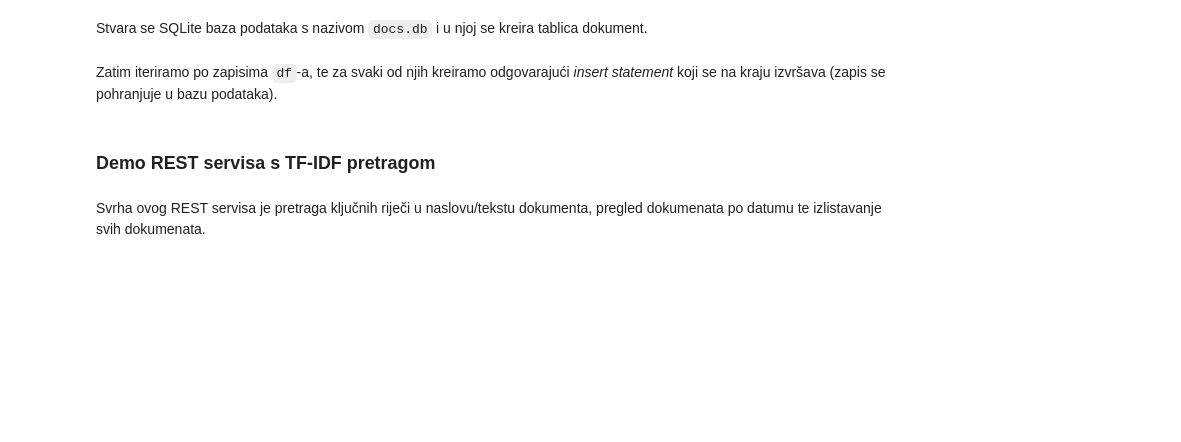
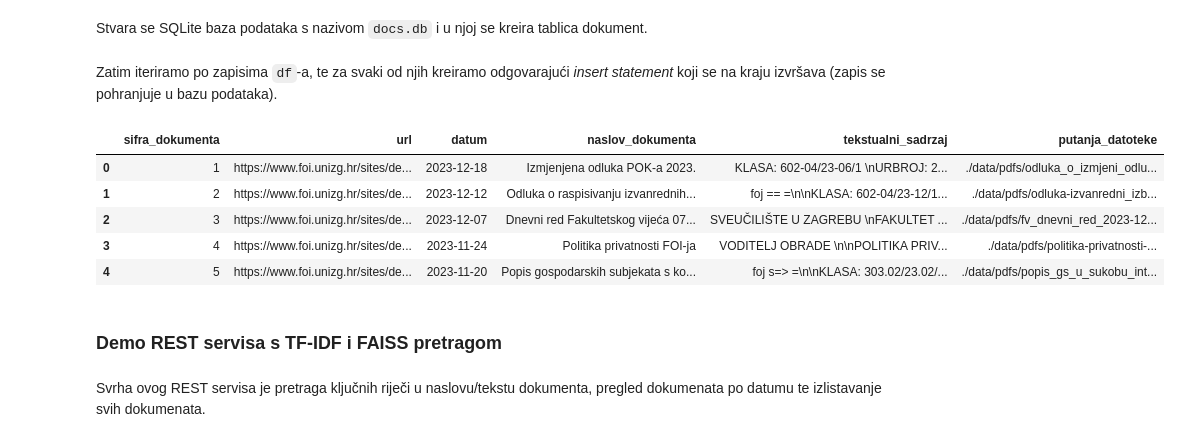
Before and after one commit to dsabljic/PAP-FOI-docs, a Jupyter notebook: Main.ipynb, the cells around one changed output. Saved outputs shown, nothing was run; the diff lists cells and outputs as text; code cells hidden in the pictures; blank space fills up the shorter version.

```diff
--- a/Main.ipynb
+++ b/Main.ipynb
@@ -883,10 +886,19 @@ for index, row in df.iterrows():
         conn.execute(insert_stmt)
         conn.commit()
 # %%
-# Ucitavanje podataka iz baze
-# df = pd.read_sql('dokument', 'sqlite:///docs.db')
+# Ucitavanje podataka iz baze (uz stupac sifra)
+df = pd.read_sql('dokument', 'sqlite:///docs.db')
+# %%
+df.head()
+# %% [output]
+|  | sifra_dokumenta | url | datum | naslov_dokumenta | tekstualni_sadrzaj | putanja_datoteke |
+| 0 | 1 | https://www.foi.unizg.hr/sites/de... | 2023-12-18 | Izmjenjena odluka POK-a 2023. | KLASA: 602-04/23-06/1 \nURBROJ: 2... | ./data/pdfs/odluka_o_izmjeni_odlu... |
+| 1 | 2 | https://www.foi.unizg.hr/sites/de... | 2023-12-12 | Odluka o raspisivanju izvanrednih... | foj == =\n\nKLASA: 602-04/23-12/1... | ./data/pdfs/odluka-izvanredni_izb... |
+| 2 | 3 | https://www.foi.unizg.hr/sites/de... | 2023-12-07 | Dnevni red Fakultetskog vijeća 07... | SVEUČILIŠTE U ZAGREBU \nFAKULTET ... | ./data/pdfs/fv_dnevni_red_2023-12... |
+| 3 | 4 | https://www.foi.unizg.hr/sites/de... | 2023-11-24 | Politika privatnosti FOI-ja | VODITELJ OBRADE \n\nPOLITIKA PRIV... | ./data/pdfs/politika-privatnosti-... |
+| 4 | 5 | https://www.foi.unizg.hr/sites/de... | 2023-11-20 | Popis gospodarskih subjekata s ko... | foj s=> =\n\nKLASA: 303.02/23.02/... | ./data/pdfs/popis_gs_u_sukobu_int... |
 # %% [markdown]
-### Demo REST servisa s TF-IDF pretragom
+### Demo REST servisa s TF-IDF i FAISS pretragom
 # %% [markdown]
 Svrha ovog REST servisa je pretraga ključnih riječi u naslovu/tekstu dokumenta, pregled dokumenata po datumu te izlistavanje svih dokumenata.
 # %% [markdown]
```
Also changed, not shown: parts of 10 cells of this notebook.
